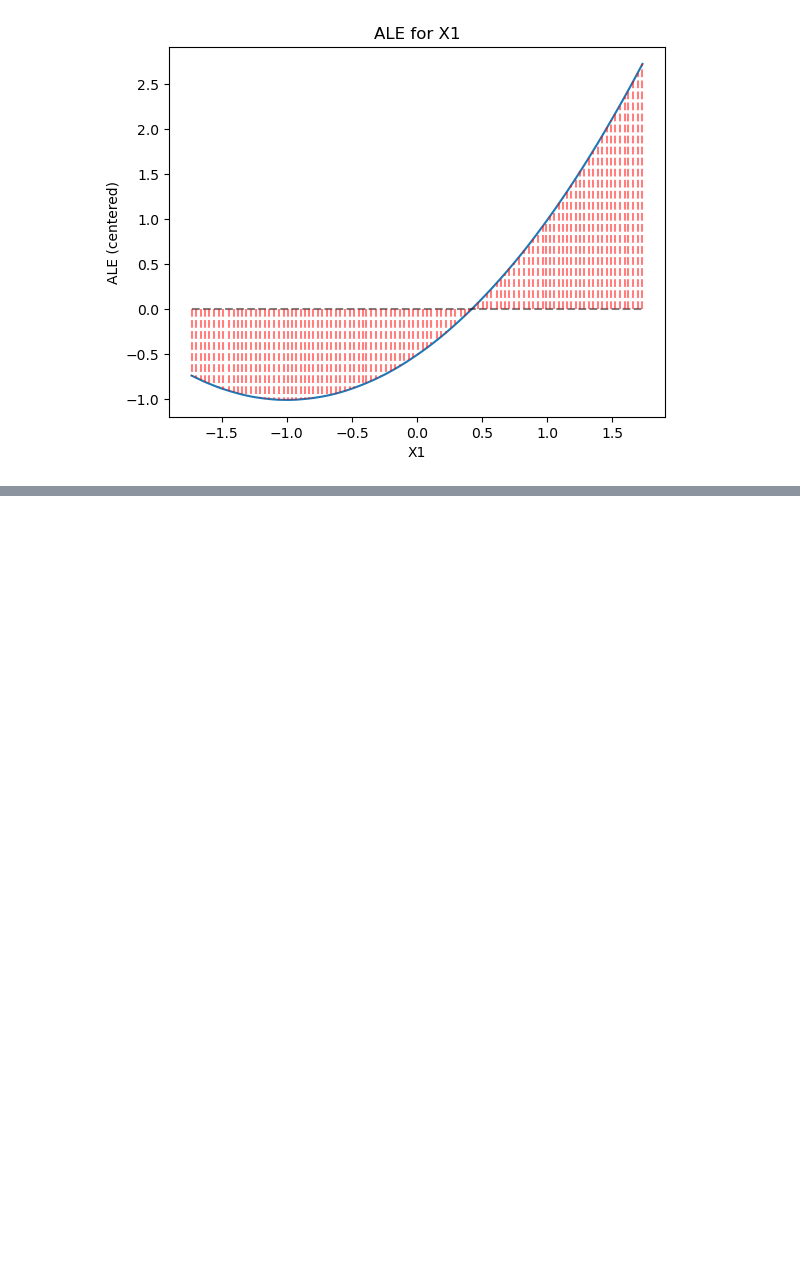
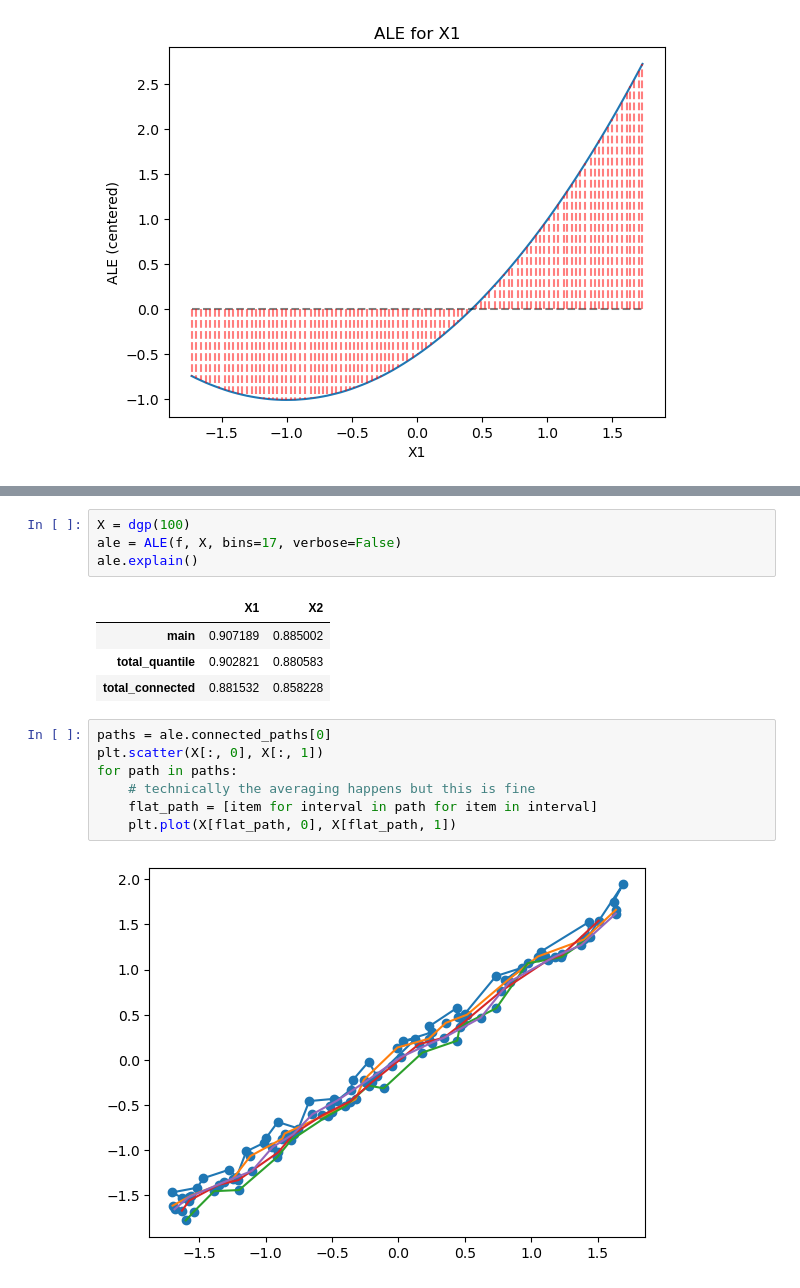
Before and after one commit to dawsonren/ExplainableML, a Jupyter notebook: examine.ipynb, the cells around one changed output, grey strips where cells are left out. Saved outputs shown, nothing was run; the diff lists cells and outputs as text; blank space fills up the shorter version.

```diff
--- a/examine.ipynb
+++ b/examine.ipynb
@@ -160,0 +159,18 @@ np.float64(0.9548359555220651)
+# %%
+X = dgp(100)
+ale = ALE(f, X, bins=17, verbose=False)
+ale.explain()
+# %% [output]
+|  | X1 | X2 |
+| main | 0.907189 | 0.885002 |
+| total_quantile | 0.902821 | 0.880583 |
+| total_connected | 0.881532 | 0.858228 |
+# %%
+paths = ale.connected_paths[0]
+plt.scatter(X[:, 0], X[:, 1])
+for path in paths:
+    # technically the averaging happens but this is fine
+    flat_path = [item for interval in path for item in interval]
+    plt.plot(X[flat_path, 0], X[flat_path, 1])
+# %% [output]
+[figure, added]
```
Also changed, not shown: parts of 8 cells of this notebook, 15 other files.
